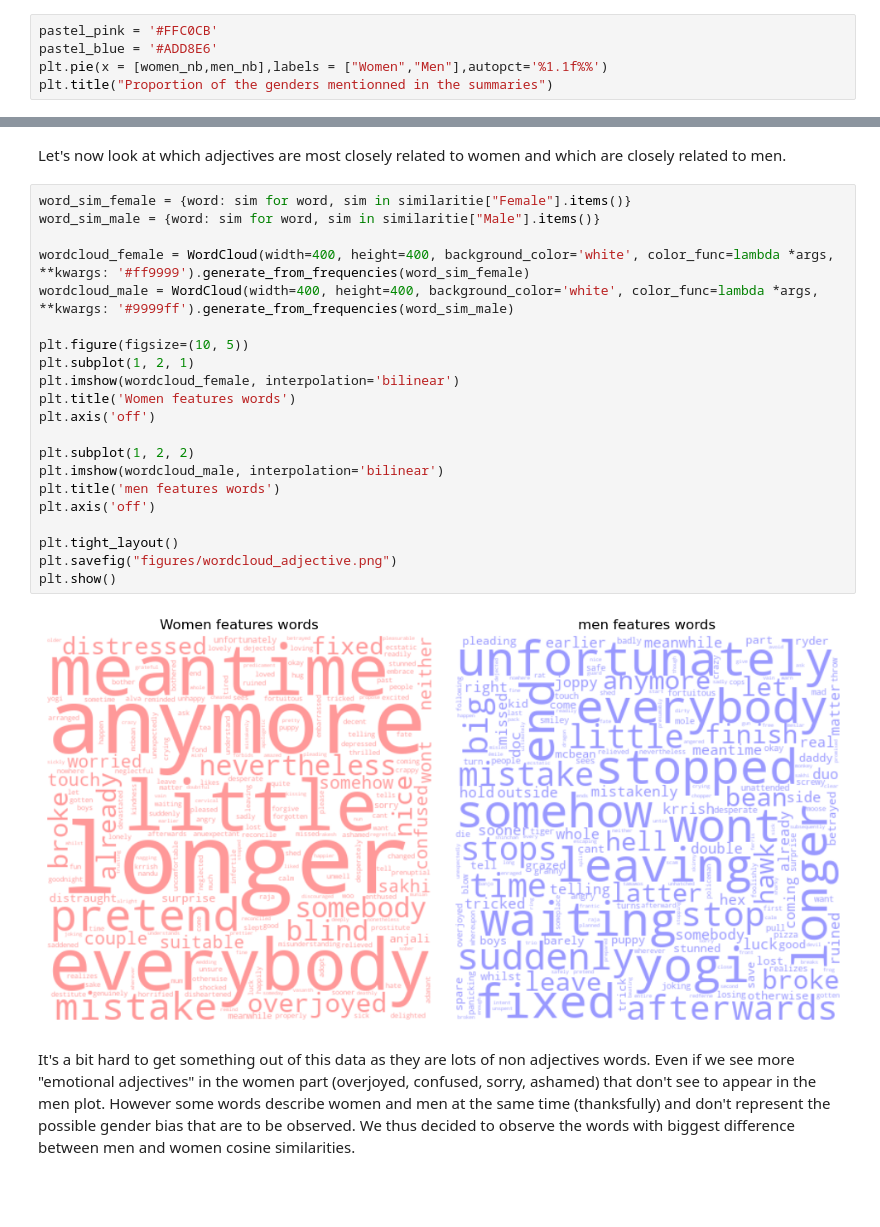
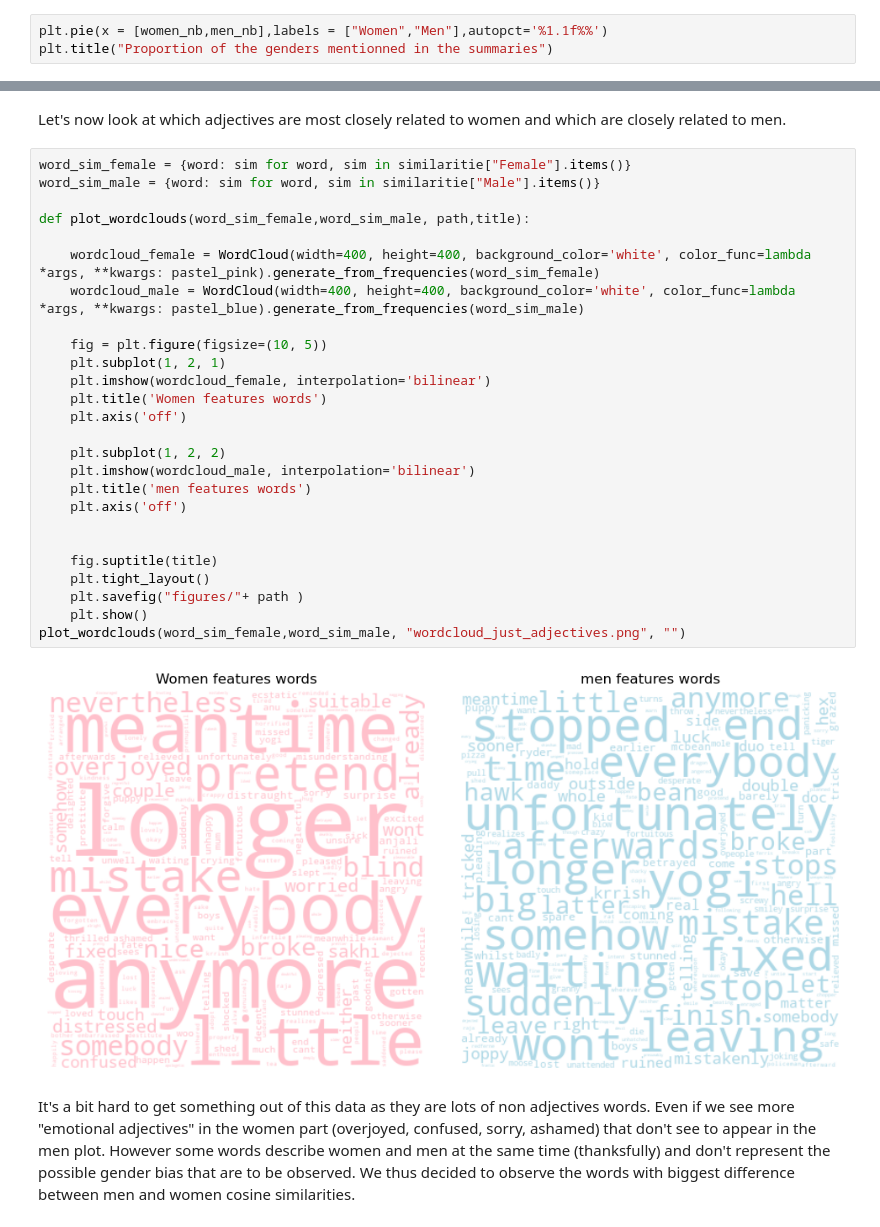
Before and after one commit to epfl-ada/ada-2023-project-adavengers2023, a Jupyter notebook: Milestone_3_Ariane_İrem_Caroline.ipynb, the cells around one changed output, grey strips where cells are left out. Cells and saved outputs as stored; diff of their text form; blank space fills up the shorter version.

```diff
--- a/Milestone_3_Ariane_İrem_Caroline.ipynb
+++ b/Milestone_3_Ariane_İrem_Caroline.ipynb
@@ -386,8 +376,6 @@ pastel_blue = '#ADD8E6'
 fig = px.pie( values=[women_nb,men_nb], names=["Women","Men"], title='Proportion of the genders mentionned in the summaries',color_discrete_sequence=[pastel_pink, pastel_blue])
 fig.write_html("figures/Gender_proportion_protagonist_pastel.html")
 # %%
-pastel_pink = '#FFC0CB'
-pastel_blue = '#ADD8E6'
 plt.pie(x = [women_nb,men_nb],labels = ["Women","Men"],autopct='%1.1f%%')
 plt.title("Proportion of the genders mentionned in the summaries")
 # %% [output]
@@ -406,26 +394,31 @@ Let's now look at which adjectives are most closely related to women and which a
 # %%
 word_sim_female = {word: sim for word, sim in similaritie["Female"].items()}
 word_sim_male = {word: sim for word, sim in similaritie["Male"].items()}
 
-wordcloud_female = WordCloud(width=400, height=400, background_color='white', color_func=lambda *args, **kwargs: '#ff9999').generate_from_frequencies(word_sim_female)
-wordcloud_male = WordCloud(width=400, height=400, background_color='white', color_func=lambda *args, **kwargs: '#9999ff').generate_from_frequencies(word_sim_male)
+def plot_wordclouds(word_sim_female,word_sim_male, path,title):
 
-plt.figure(figsize=(10, 5))
-plt.subplot(1, 2, 1)
-plt.imshow(wordcloud_female, interpolation='bilinear')
-plt.title('Women features words')
-plt.axis('off')
+    wordcloud_female = WordCloud(width=400, height=400, background_color='white', color_func=lambda *args, **kwargs: pastel_pink).generate_from_frequencies(word_sim_female)
+    wordcloud_male = WordCloud(width=400, height=400, background_color='white', color_func=lambda *args, **kwargs: pastel_blue).generate_from_frequencies(word_sim_male)
 
-plt.subplot(1, 2, 2)
-plt.imshow(wordcloud_male, interpolation='bilinear')
-plt.title('men features words')
-plt.axis('off')
+    fig = plt.figure(figsize=(10, 5))
+    plt.subplot(1, 2, 1)
+    plt.imshow(wordcloud_female, interpolation='bilinear')
+    plt.title('Women features words')
+    plt.axis('off')
 
-plt.tight_layout()
-plt.savefig("figures/wordcloud_adjective.png")
-plt.show()
+    plt.subplot(1, 2, 2)
+    plt.imshow(wordcloud_male, interpolation='bilinear')
+    plt.title('men features words')
+    plt.axis('off')
+
+
+    fig.suptitle(title)
+    plt.tight_layout()
+    plt.savefig("figures/"+ path )
+    plt.show()
+plot_wordclouds(word_sim_female,word_sim_male, "wordcloud_just_adjectives.png", "")
 # %% [output]
-[figure, old version]
+[figure, new version]
 # %% [markdown]
 It's a bit hard to get something out of this data as they are lots of non adjectives words. Even if we see more "emotional adjectives" in the women part (overjoyed, confused, sorry, ashamed) that don't see to appear in the men plot.
 However some words describe women and men at the same time (thanksfully) and don't represent the possible gender bias that are to be observed. We thus decided to observe the words with biggest difference between men and women cosine similarities.
```
Also changed, not shown: parts of 39 cells of this notebook, 2 other files.
